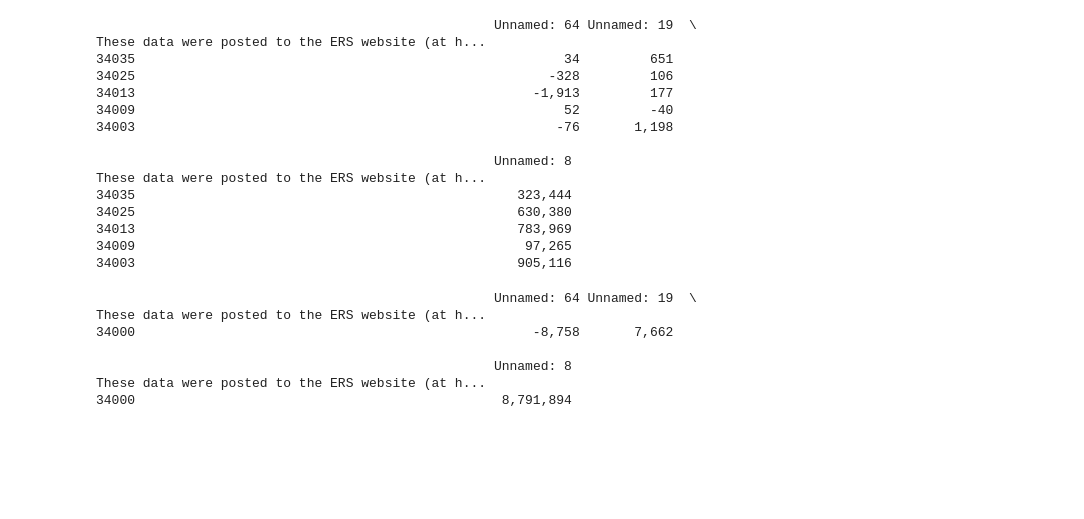
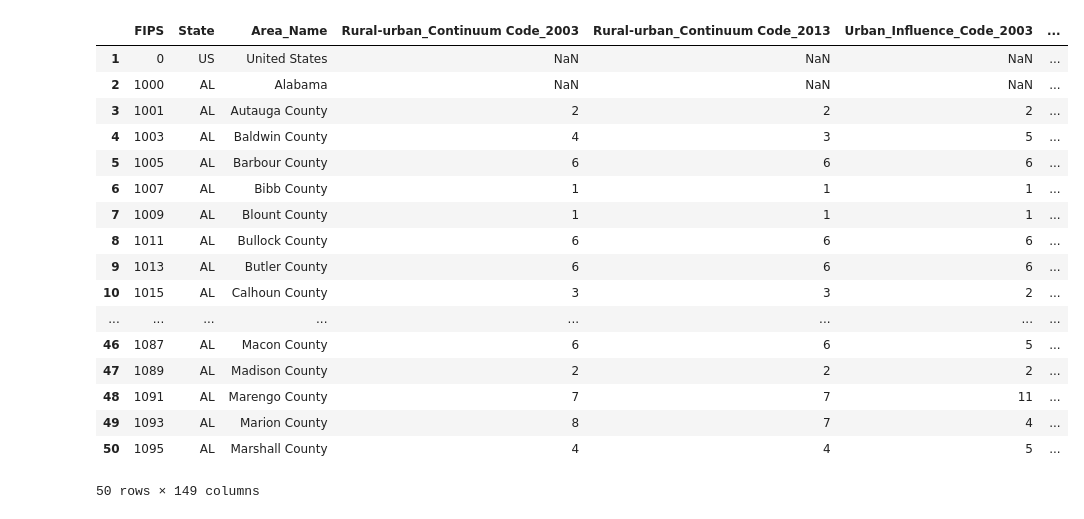
Before and after one commit to cblasi111/2008_recession_analysis, a Jupyter notebook: project_1_first_file.ipynb, the cells around one changed output. Drawn from its saved outputs; the diff is of its cells as text; code cells hidden in the pictures; blank space fills up the shorter version.

```diff
--- a/project_1_first_file.ipynb
+++ b/project_1_first_file.ipynb
@@ -18,4 +25 @@ pop_file_df.head()
 5 rows × 149 columns
-# %%
-pop_df = pop_file_df.set_index("These data were posted to the ERS website (at https://www.ers.usda.gov/data-products/county-level-data-sets/download-data.aspx) May 2019. Contact: Tim Parker, ERS/USDA, timothy.parker@usda.gov, (202) 694-5435.")
-pop_df.head()
@@ -31,3 +25,0 @@ pop_df.head()
-# %%
-pop_df = pop_df.dropna(how='all')
-pop_df.head()
@@ -64,40 +26,24 @@ Bergen County's Net domestic migration period from 4/1/2010 to 6/30/2010 is -76
-# %%
-nj_top_pop_stats = pop_df.loc[["34035", "34025", "34013", "34009", "34003"], ["Unnamed: 64", "Unnamed: 19", "Unnamed: 8"]]
-# 34035 = somerset, 34025 = monmouth, 34013 = essex, 34009 = capemay, 34003 = bergen
-# Unnamed 64 = net domestic migration, unnamed 19 = numeric change in resident total population , unnamed 8 = resident Census population
-print(nj_top_pop_stats)
-print()
-# %% [output]
-                                                   Unnamed: 64 Unnamed: 19  \
-These data were posted to the ERS website (at h...
-34035                                                       34         651
-34025                                                     -328         106
-34013                                                   -1,913         177
-34009                                                       52         -40
-34003                                                      -76       1,198
-
-                                                   Unnamed: 8
-These data were posted to the ERS website (at h...
-34035                                                 323,444
-34025                                                 630,380
-34013                                                 783,969
-34009                                                  97,265
-34003                                                 905,116
-# %%
-nj_total_pop_stats = pop_df.loc[["34000"], ["Unnamed: 64", "Unnamed: 19", "Unnamed: 8"]]
-# 34000 = NJ
-# Unnamed 64 = net domestic migration, unnamed 19 = numeric change in resident total population , unnamed 8 = resident Census population
-print(nj_total_pop_stats)
-print()
-# %% [output]
-                                                   Unnamed: 64 Unnamed: 19  \
-These data were posted to the ERS website (at h...
-34000                                                   -8,758       7,662
-
-                                                   Unnamed: 8
-These data were posted to the ERS website (at h...
-34000                                               8,791,894
 # %%
 new_header = pop_df.iloc[0]
 pop_df = pop_df[1:]
 pop_df.columns = new_header
+pop_df.head(50)
+# %% [output]
+|  | FIPS | State | Area_Name | Rural-urban_Continuum Code_2003 | Rural-urban_Continuum Code_2013 | Urban_Influence_Code_2003 | ... |
+| 1 | 0 | US | United States | NaN | NaN | NaN | ... |
+| 2 | 1000 | AL | Alabama | NaN | NaN | NaN | ... |
+| 3 | 1001 | AL | Autauga County | 2 | 2 | 2 | ... |
+| 4 | 1003 | AL | Baldwin County | 4 | 3 | 5 | ... |
+| 5 | 1005 | AL | Barbour County | 6 | 6 | 6 | ... |
+| 6 | 1007 | AL | Bibb County | 1 | 1 | 1 | ... |
+| 7 | 1009 | AL | Blount County | 1 | 1 | 1 | ... |
+| 8 | 1011 | AL | Bullock County | 6 | 6 | 6 | ... |
+| 9 | 1013 | AL | Butler County | 6 | 6 | 6 | ... |
+| 10 | 1015 | AL | Calhoun County | 3 | 3 | 2 | ... |
+| ... | ... | ... | ... | ... | ... | ... | ... |
+| 46 | 1087 | AL | Macon County | 6 | 6 | 5 | ... |
+| 47 | 1089 | AL | Madison County | 2 | 2 | 2 | ... |
+| 48 | 1091 | AL | Marengo County | 7 | 7 | 11 | ... |
+| 49 | 1093 | AL | Marion County | 8 | 7 | 4 | ... |
+| 50 | 1095 | AL | Marshall County | 4 | 4 | 5 | ... |
+50 rows × 149 columns
```
Also changed, not shown: parts of 22 cells of this notebook, 1 other file.
